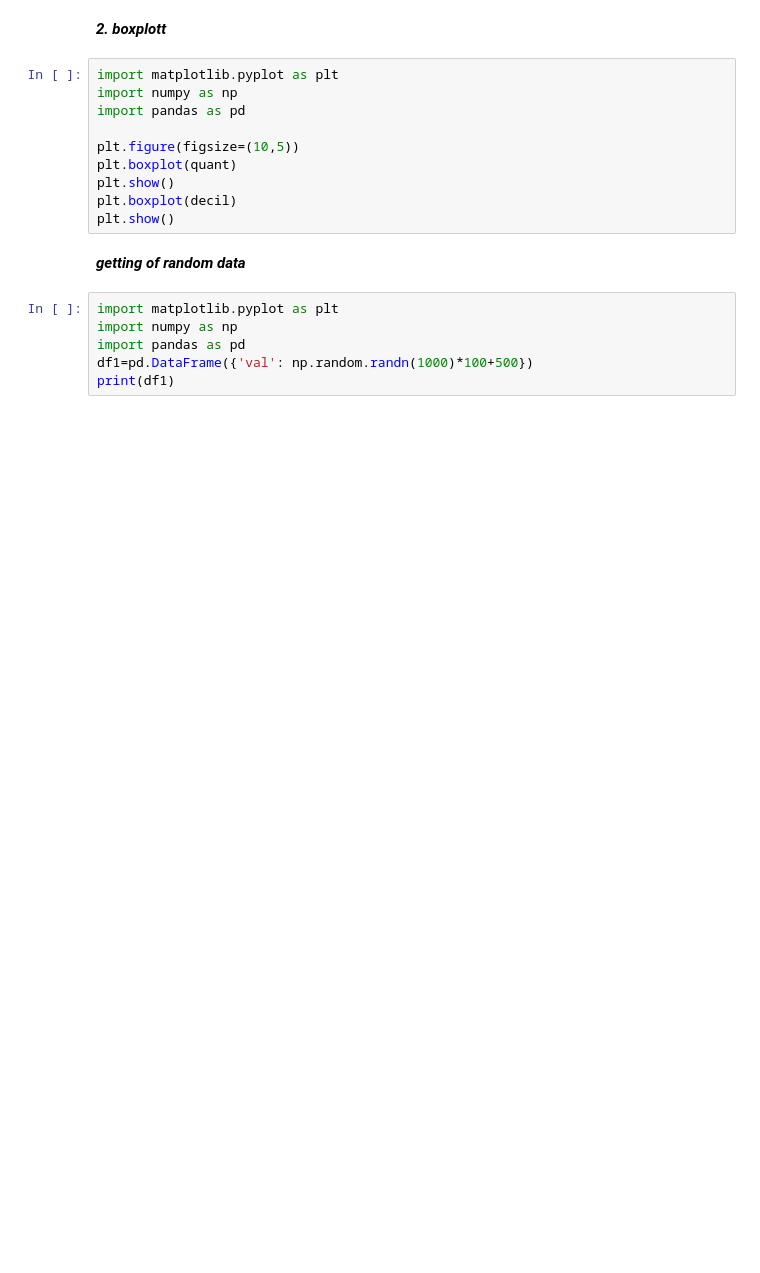
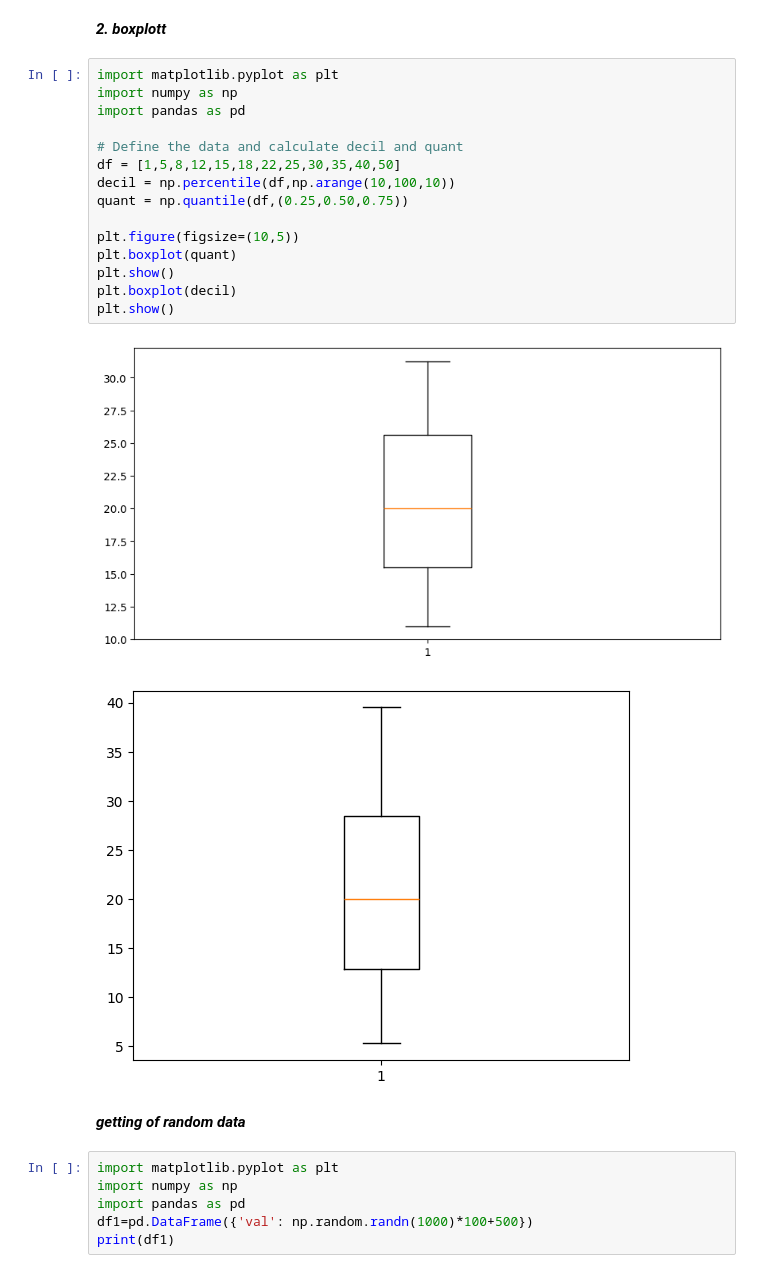
Before and after one commit to KARISHMA674/data-analytics., a Jupyter notebook: statspractice.ipynb, the cells around one changed output. Drawn from its saved outputs; the diff is of its cells as text; blank space fills up the shorter version.

```diff
--- a/statspractice.ipynb
+++ b/statspractice.ipynb
@@ -23,13 +27,21 @@ print(quant)
 # %%
 import matplotlib.pyplot as plt
 import numpy as np
 import pandas as pd
+
+# Define the data and calculate decil and quant
+df = [1,5,8,12,15,18,22,25,30,35,40,50]
+decil = np.percentile(df,np.arange(10,100,10))
+quant = np.quantile(df,(0.25,0.50,0.75))
 
 plt.figure(figsize=(10,5))
 plt.boxplot(quant)
 plt.show()
 plt.boxplot(decil)
 plt.show()
+# %% [output]
+[figure, added]
+[figure, added]
 # %% [markdown]
 ***getting of random data***
 # %%
```
Also changed, not shown: parts of 89 cells of this notebook.
